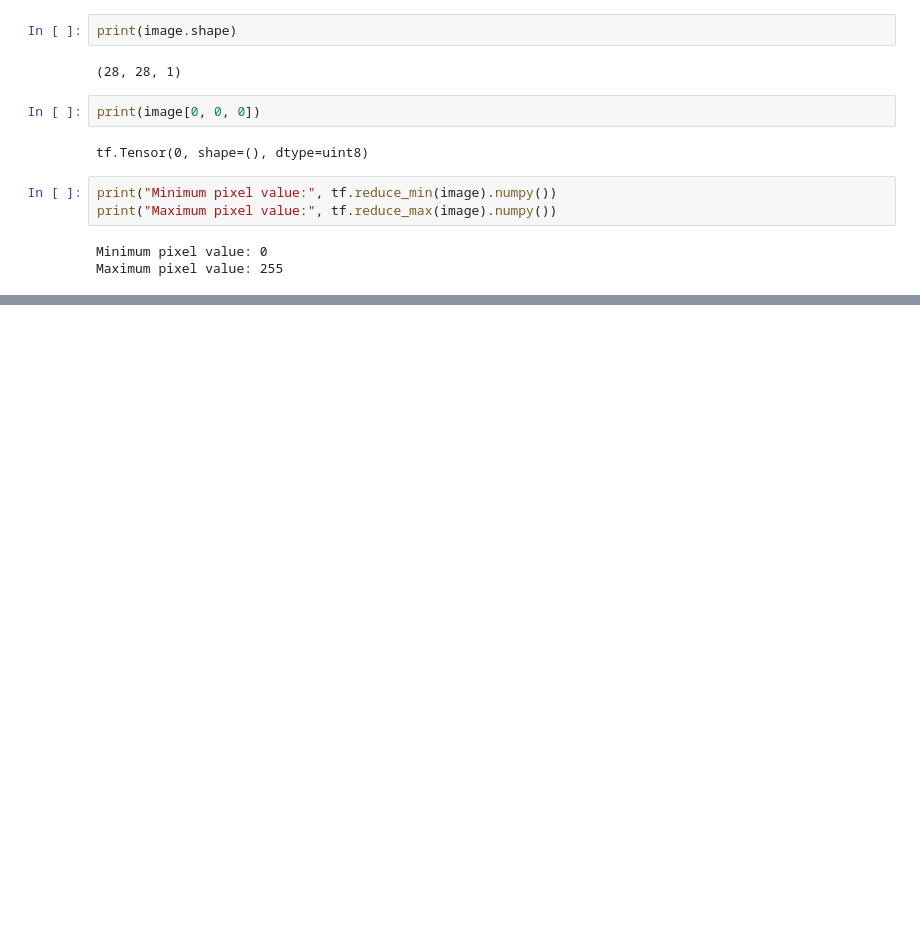
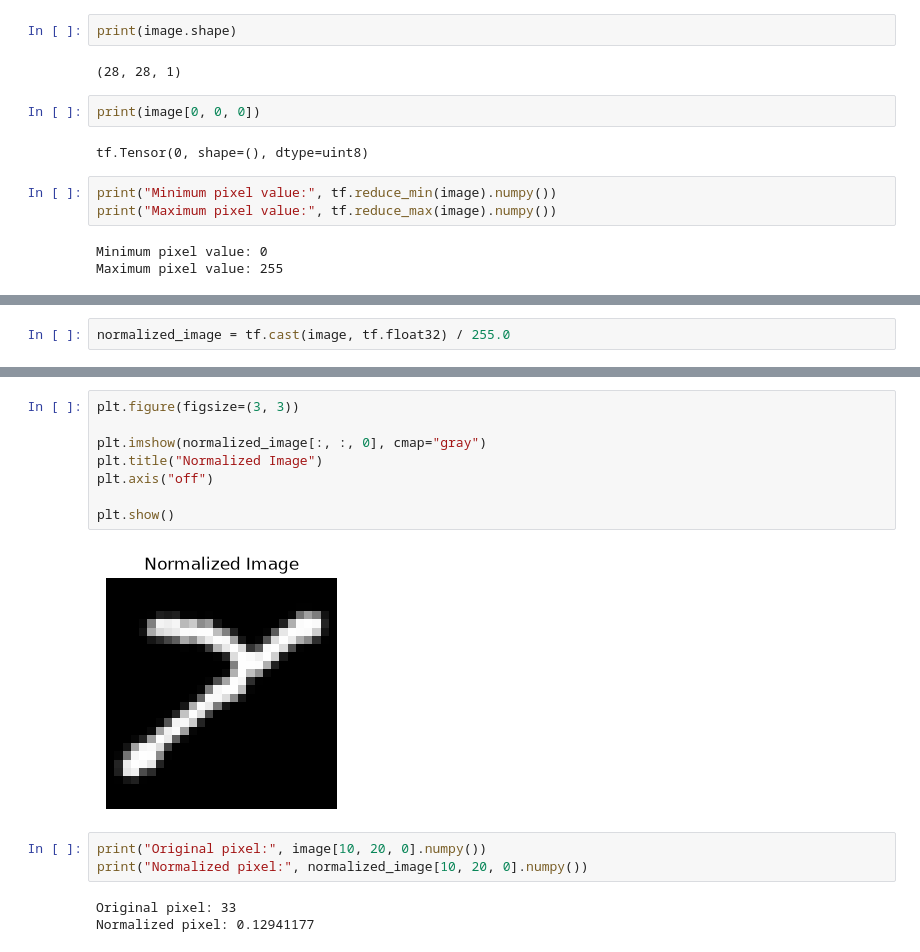
Before and after one commit to fajsef9/handwritten-alphabet-recognizer, a Jupyter notebook: notebooks/01_dataset_exploration.ipynb, the cells around one changed output, grey strips where cells are left out. Drawn from its saved outputs; the diff is of its cells as text; blank space fills up the shorter version.

Commit message:
Normalized the values
Converted 0 - 255 to 0 - 1

```diff
--- a/notebooks/01_dataset_exploration.ipynb
+++ b/notebooks/01_dataset_exploration.ipynb
@@ -96,0 +117,2 @@ plt.show()
+# %%
+normalized_image = tf.cast(image, tf.float32) / 255.0
@@ -96,0 +130,16 @@ plt.show()
+# %%
+plt.figure(figsize=(3, 3))
+
+plt.imshow(normalized_image[:, :, 0], cmap="gray")
+plt.title("Normalized Image")
+plt.axis("off")
+
+plt.show()
+# %% [output]
+[figure, added]
+# %%
+print("Original pixel:", image[10, 20, 0].numpy())
+print("Normalized pixel:", normalized_image[10, 20, 0].numpy())
+# %% [output]
+Original pixel: 33
+Normalized pixel: 0.12941177
```
Also changed, not shown: parts of 3 cells of this notebook.
